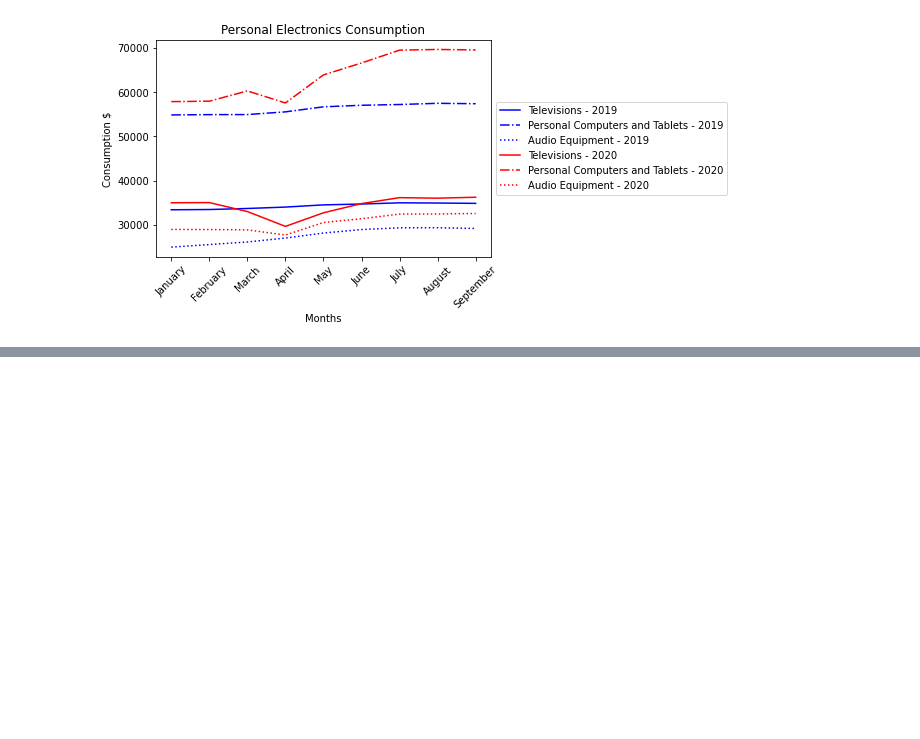
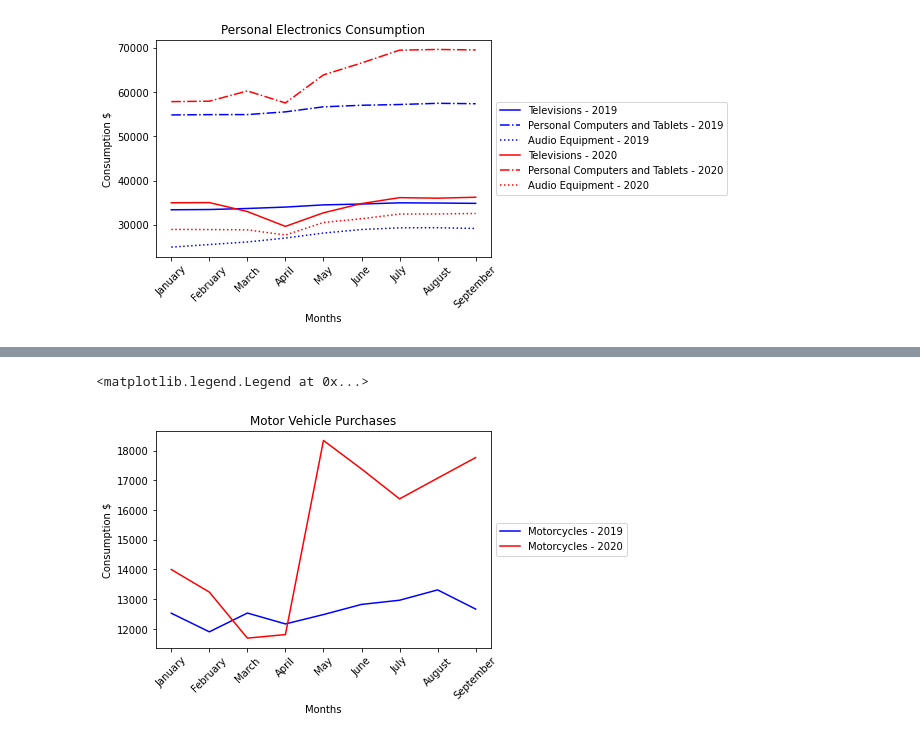
Before and after one commit to staceywai/bootcamp-project, a Jupyter notebook: Siara-Analysis.ipynb, the cells around one changed output, grey strips where cells are left out. Saved outputs shown, nothing was run; the diff lists cells and outputs as text; code cells hidden in the pictures; blank space fills up the shorter version.

```diff
--- a/Siara-Analysis.ipynb
+++ b/Siara-Analysis.ipynb
@@ -172,0 +173,13 @@ ValueError: not enough values to unpack (expected 3, got 2)
+# %%
+# Motorcycles
+plt.plot(x_values, dur_data19.loc['Motorcycles',:], color='blue', label='Motorcycles - 2019')
+plt.plot(x_values, dur_data20.loc['Motorcycles',:], color='red', label='Motorcycles - 2020')
+
+plt.xlabel('Months')
+plt.ylabel('Consumption $')
+plt.title('Motor Vehicle Purchases')
+plt.xticks(rotation=45)
+plt.legend(loc='center left', bbox_to_anchor=(1.0, 0.5))
+# %% [output]
+<matplotlib.legend.Legend at 0x...>
+[figure, added]
```
Also changed, not shown: parts of 1 cell of this notebook.
